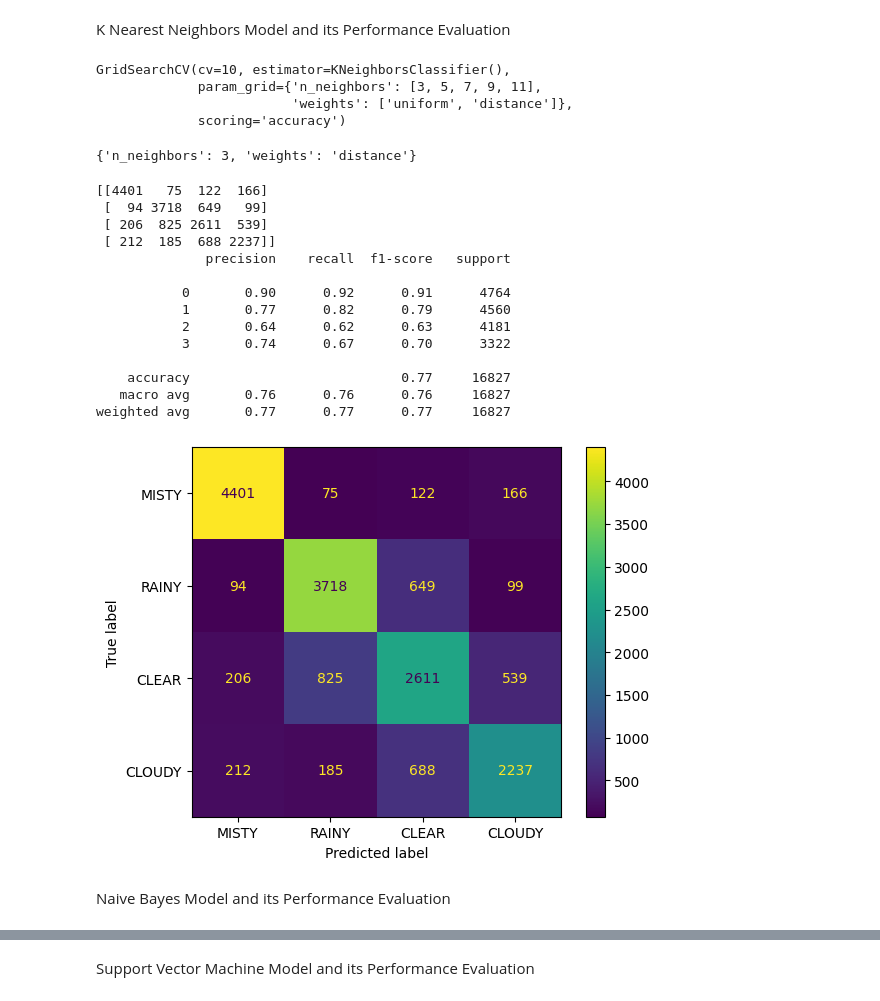
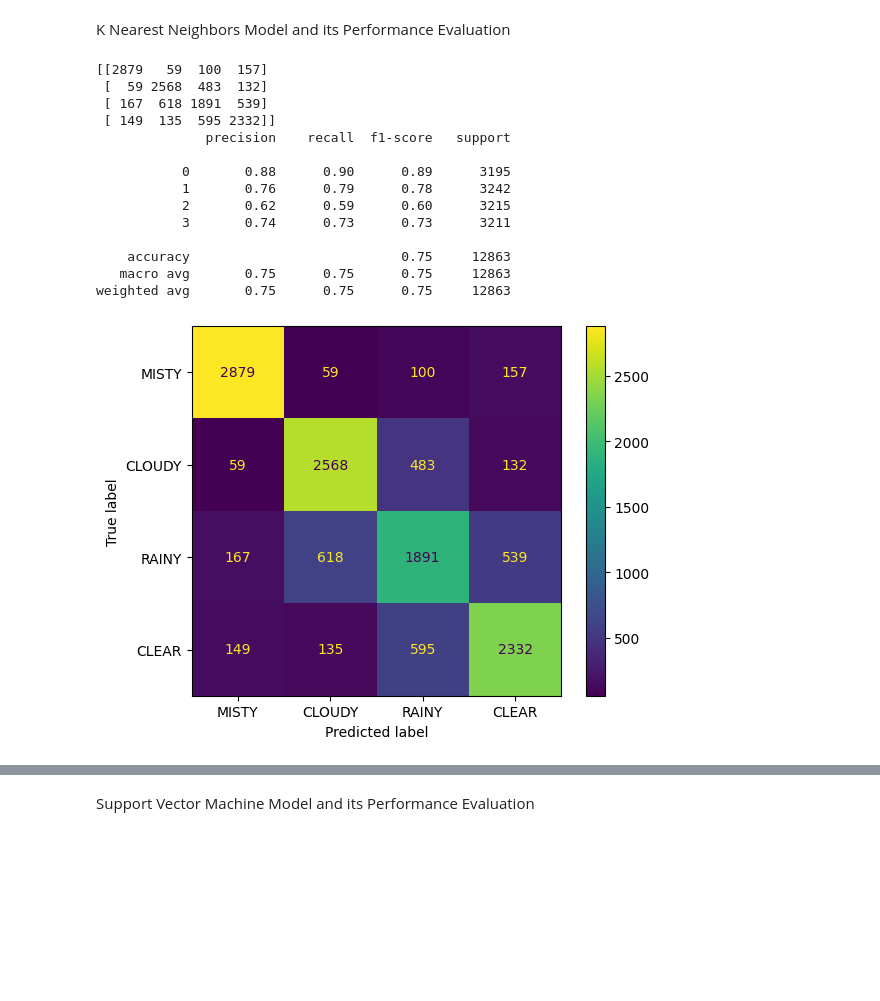
Before and after one commit to anjithababuraj/Projects, a Jupyter notebook: Indian_Weather_Repository.ipynb, the cells around one changed output, grey strips where cells are left out. Drawn from its saved outputs; the diff is of its cells as text; code cells hidden in the pictures; blank space fills up the shorter version.

```diff
--- a/Indian_Weather_Repository.ipynb
+++ b/Indian_Weather_Repository.ipynb
@@ -267,10 +281,9 @@ Name: weather, dtype: int64
 # %%
-# there is a huge difference for 'CLEAR', to balance the categories select 15000 samples randomly
-clear=data[data['weather']=='CLEAR']
-clear_df=clear.sample(n=15000)
-misty_df=data[data['weather']=='MISTY']
-cloudy_df=data[data['weather']=='CLOUDY']
-rainy_df=data[data['weather']=='RAINY']
+# there is a huge difference for 'CLEAR', to balance the categories select 11000 samples randomly
+clear_df=data[data['weather']=='CLEAR'].sample(n=11000)
+misty_df=data[data['weather']=='MISTY'].sample(n=11000)
+cloudy_df=data[data['weather']=='CLOUDY'].sample(n=11000)
+rainy_df=data[data['weather']=='RAINY'].sample(n=11000)
 # %%
 # now it become balanced
 new_data=pd.concat([clear_df,misty_df,cloudy_df,rainy_df],axis=0,ignore_index=True)
@@ -632,0 +645,13 @@ sns.boxplot(x='moon_illumination',y='weather',data=new_data)
+# %%
+# To detect and remove outliers
+def outlier_det(new_data,i):
+  Q1=np.percentile(new_data[i],25)
+  Q3=np.percentile(new_data[i],75)
+  lower=Q1-(1.5*(Q3-Q1))
+  upper=Q3+(1.5*(Q3-Q1))
+  new_data=new_data[(lower<new_data[i]) & (new_data[i]<upper)]
+  return new_data
+# %%
+lst=['temperature_fahrenheit','wind_degree','pressure_mb','humidity','cloud','air_quality_us-epa-index','moon_illumination']
+for i in lst:
+  new_data=outlier_det(new_data,i)
@@ -796,45 +842,34 @@ K Nearest Neighbors Model and its Performance Evaluation
 # %%
-from sklearn.neighbors import KNeighborsClassifier
-from sklearn.metrics import confusion_matrix,ConfusionMatrixDisplay,classification_report
 # Hyper Parameter Tuning
-from sklearn.model_selection import GridSearchCV
-clf=KNeighborsClassifier()
-pmtr={'n_neighbors':[3,5,7,9,11],'weights':['uniform','distance']}
-gd=GridSearchCV(clf,pmtr,cv=10,scoring='accuracy')  # CV = CrossValidation
-gd.fit(x_train,y_train)
+# from sklearn.model_selection import GridSearchCV
+# clf=KNeighborsClassifier()
+# pmtr={'n_neighbors':[3,5,7,9,11],'weights':['uniform','distance']}
+# gd=GridSearchCV(clf,pmtr,cv=10,scoring='accuracy')  # CV = CrossValidation
+# gd.fit(x_train,y_train)
-# %% [output]
-GridSearchCV(cv=10, estimator=KNeighborsClassifier(),
-             param_grid={'n_neighbors': [3, 5, 7, 9, 11],
-                         'weights': ['uniform', 'distance']},
-             scoring='accuracy')
 # %%
-print(gd.best_params_)
+# print(gd.best_params_)
-# %% [output]
-{'n_neighbors': 3, 'weights': 'distance'}
 # %%
-k_model=KNeighborsClassifier(n_neighbors=7,weights='distance')
+k_model=KNeighborsClassifier(n_neighbors=11,weights='distance')
 k_model.fit(x_train,y_train)
 y_pred1=k_model.predict(x_test)
 mat=confusion_matrix(y_test,y_pred1)
 print(mat)
-dis=ConfusionMatrixDisplay(mat,display_labels=['MISTY','RAINY','CLEAR','CLOUDY'])
+dis=ConfusionMatrixDisplay(mat,display_labels=['MISTY','CLOUDY','RAINY','CLEAR'])
 dis.plot()
 print(classification_report(y_test,y_pred1))
 # %% [output]
-[[4401   75  122  166]
- [  94 3718  649   99]
- [ 206  825 2611  539]
- [ 212  185  688 2237]]
+[[2879   59  100  157]
+ [  59 2568  483  132]
+ [ 167  618 1891  539]
+ [ 149  135  595 2332]]
               precision    recall  f1-score   support
 
-           0       0.90      0.92      0.91      4764
-           1       0.77      0.82      0.79      4560
-           2       0.64      0.62      0.63      4181
-           3       0.74      0.67      0.70      3322
+           0       0.88      0.90      0.89      3195
+           1       0.76      0.79      0.78      3242
+           2       0.62      0.59      0.60      3215
+           3       0.74      0.73      0.73      3211
 
-    accuracy                           0.77     16827
-   macro avg       0.76      0.76      0.76     16827
-weighted avg       0.77      0.77      0.77     16827
+    accuracy                           0.75     12863
+   macro avg       0.75      0.75      0.75     12863
+weighted avg       0.75      0.75      0.75     12863
-[figure, old version]
+[figure, new version]
-# %% [markdown]
-Naive Bayes Model and its Performance Evaluation
```
Also changed, not shown: parts of 67 cells of this notebook.
